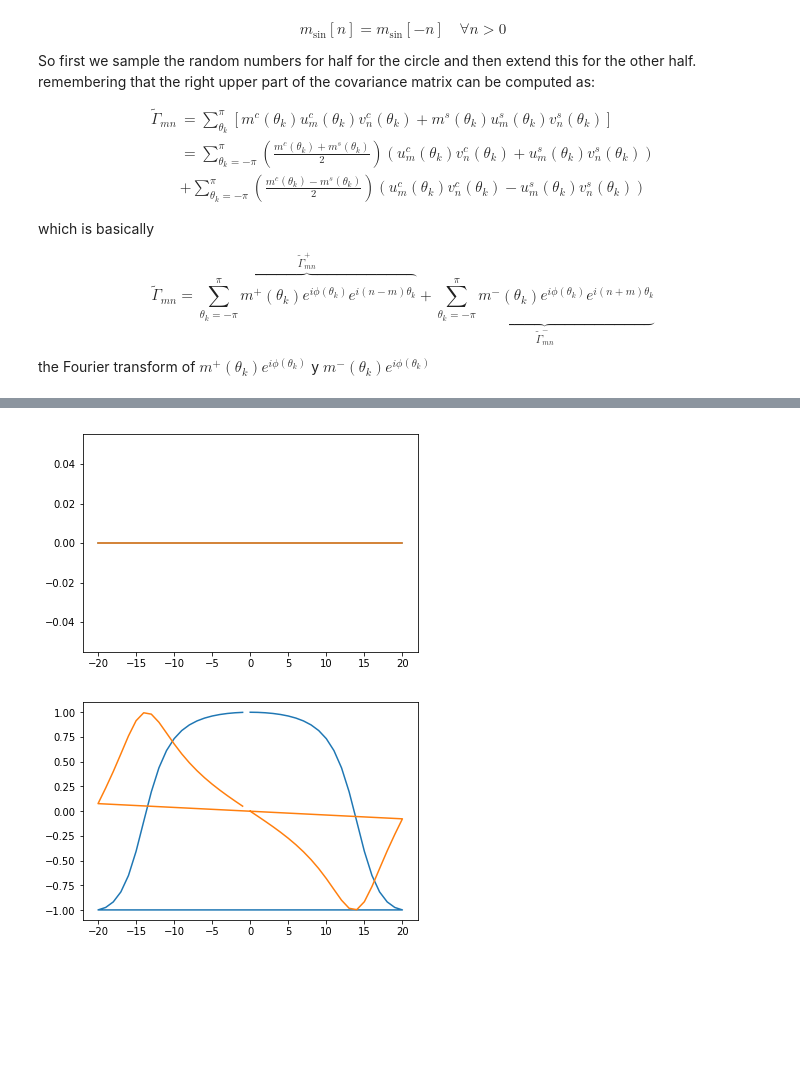
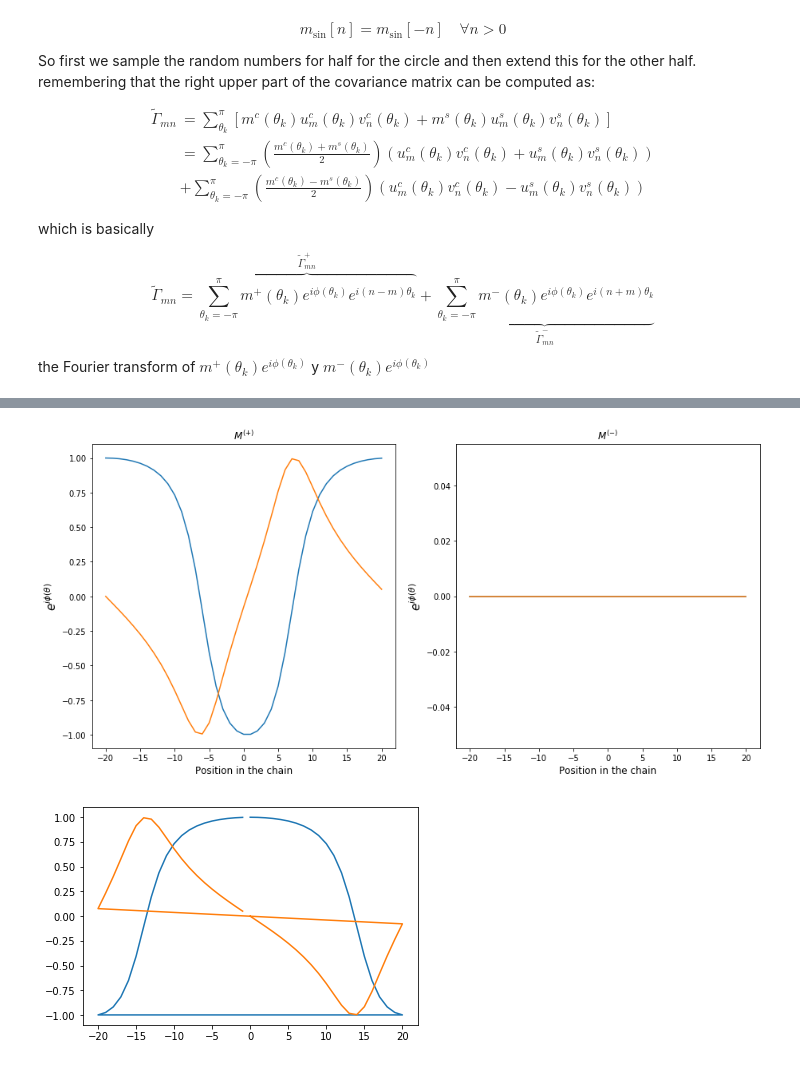
Before and after one commit to jamontanac/Tesis_Master, a Jupyter notebook: XY_model/Fourier_diagonalization/Intento_02_09_19.ipynb, the cells around one changed output, grey strips where cells are left out. Saved outputs shown, nothing was run; the diff lists cells and outputs as text; code cells hidden in the pictures; blank space fills up the shorter version.

```diff
--- a/XY_model/Fourier_diagonalization/Intento_02_09_19.ipynb
+++ b/XY_model/Fourier_diagonalization/Intento_02_09_19.ipynb
@@ -151,12 +159,24 @@ plt.show()
 # %%
 Mminousband_new=np.roll(Mminousband,-(N_size-1)//2)
 Mplusband_new=np.roll(Mplusband,-(N_size-1)//2)
-# %%
-plt.plot(x,(Mminousband_new).real)
-plt.plot(x,(Mminousband_new).imag)
-plt.show()
-# %% [output]
-[figure, removed]
+# %%
+x=np.arange(-(N_size-1)/2,(N_size-1)/2+1)
+plt.figure(figsize=(15,7))
+plt.subplot(1,2,1)
+plt.plot(x,Mplusband_new.real,label="real part")
+plt.plot(x,Mplusband_new.imag,label="imaginary part")
+plt.title(r"$M^{(+)}$")
+plt.xlabel("Position in the chain",fontsize=12)
+plt.ylabel(r"$e^{i\phi(\theta)}$",fontsize=15)
+plt.subplot(1,2,2)
+plt.plot(x,(Mminousband_new).real,label="real part")
+plt.plot(x,(Mminousband_new).imag,label="imaginary part")
+plt.title(r"$M^{(-)}$")
+plt.xlabel("Position in the chain",fontsize=12)
+plt.ylabel(r"$e^{i\phi(\theta)}$",fontsize=15)
+plt.show()
+# %% [output]
+[figure, added]
 # %%
 from scipy.fftpack import fft, ifft,ifftshift,fftshift
 plt.plot(ifftshift(x),(Mplusband_new).real)
```
Also changed, not shown: parts of 7 cells of this notebook.
